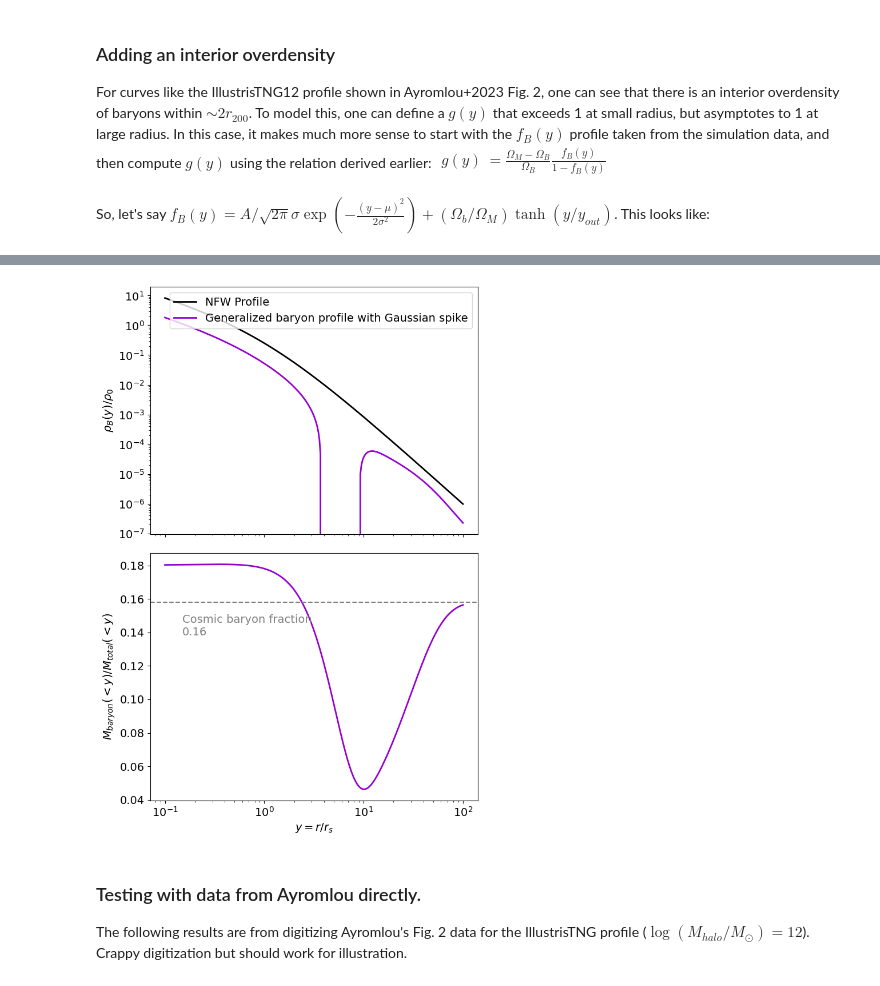
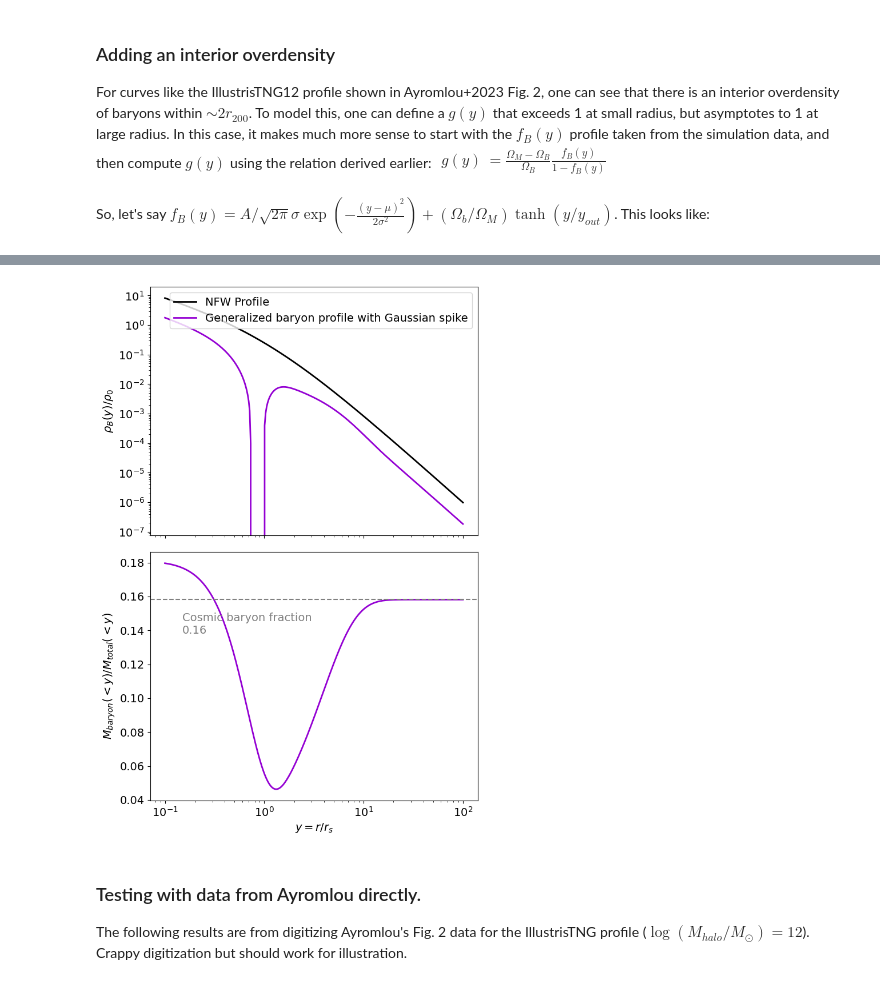
Before and after one commit to FRBs/FRB, a Jupyter notebook: docs/nb/generalized_halo_profile.ipynb, the cells around one changed output, grey strips where cells are left out. Cells and saved outputs as stored; diff of their text form; code cells hidden in the pictures.

```diff
--- a/docs/nb/generalized_halo_profile.ipynb
+++ b/docs/nb/generalized_halo_profile.ipynb
@@ -245,37 +244,37 @@ def grape_gaussian_spike(y, g_args={},
                                rho_dm_func=nfw_profile, rho_dm_args={},
                                M_dm_func=mass_enclosed_nfw, M_dm_args={}):
 
     # the way the following is defined, it's effectively rho_b/rho_0.
     return Omega_ratio * rho_dm_func(y, **rho_dm_args) * g_gaussian_spike(y, **g_args) + \
            Omega_ratio * derivative(g_gaussian_spike, y, args = [g_args['A'], g_args['sigma'], g_args['mu'], g_args['y_out']]).df * M_dm_func(y, **M_dm_args) / (4 * np.pi * y**2)
 
 # Plot this out for the Gaussian spike case
 
 y_array = np.logspace(-1, 2, 300)
 
 fig, axs = plt.subplots(figsize=(7,10), nrows=2, sharex=True, tight_layout=True)
 
 ax = axs[0]
 
 ax.loglog(y_array, nfw_profile(y_array), "k", lw=2, label='NFW Profile')
 ax.loglog(y_array,
-         grape_gaussian_spike(y_array, g_args={'A': 0.18, 'sigma': 0.5*7.67, 'mu': 0, 'y_out': 38.35}),
+         grape_gaussian_spike(y_array, g_args={'A': 0.18, 'sigma': 0.5, 'mu': 0, 'y_out': 5}),
          color="darkviolet", lw=2, label=r'Generalized baryon profile with Gaussian spike')
 ax.set_ylabel(r"$\rho_B(y)/\rho_{0}$")
 ax.legend(loc='upper right')
 
 ax = axs[1]
 ax.semilogx(y_array,
-                mass_enclosed_gaussian_spike(y_array, A=0.18, sigma=0.5*7.67, mu=0, y_out=38.35)/
-                (mass_enclosed_nfw(y_array) + mass_enclosed_gaussian_spike(y_array, A=0.18, sigma=0.5*7.67, mu=0, y_out=38.35)),
+                mass_enclosed_gaussian_spike(y_array, A=0.18, sigma=0.5, mu=0, y_out=5)/
+                (mass_enclosed_nfw(y_array) + mass_enclosed_gaussian_spike(y_array, A=0.18, sigma=0.5, mu=0, y_out=5)),
                 color="darkviolet", lw=2)
 ax.set_ylabel(r'$M_{baryon}(<y)/M_{total}(<y)$')
 ax.set_xlabel(r"$y = r/r_{s}$")
 ax.axhline(cosmo.Ob0/cosmo.Om0, color='gray', ls='--')
 ax.annotate(f'Cosmic baryon fraction\n{cosmo.Ob0/cosmo.Om0:.2f}', xy=(0.15, cosmo.Ob0/cosmo.Om0 - 0.02), color='gray')
 plt.show()
 # %% [output]
-[figure, old version]
+[figure, new version]
 # %% [markdown]
 ### Testing with data from Ayromlou directly.
 
```
Also changed, not shown: parts of 6 cells of this notebook.
